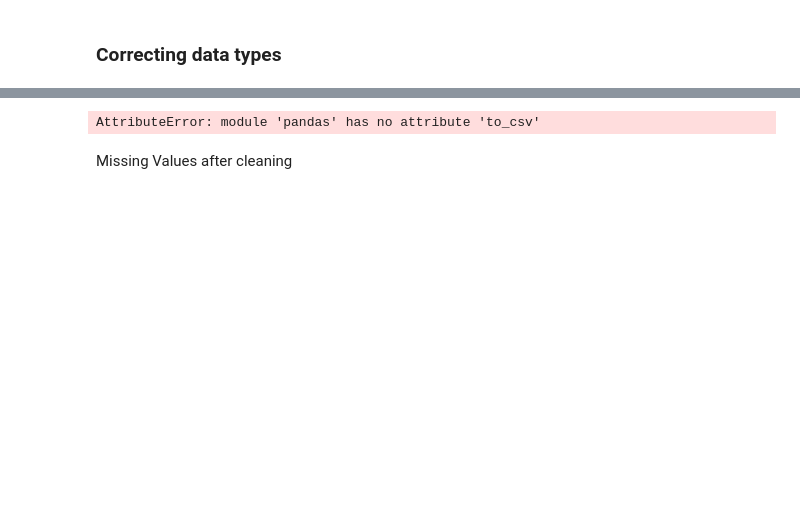
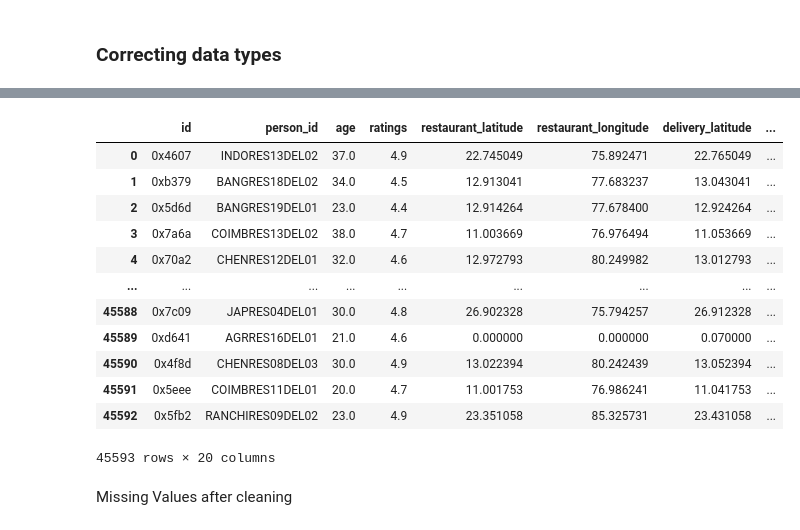
Before and after one commit to realaryagupta/food-delivery-time-estimation, a Jupyter notebook: notebooks/1.0-data_cleaning_v1.ipynb, the cells around one changed output, grey strips where cells are left out. Drawn from its saved outputs; the diff is of its cells as text; code cells hidden in the pictures; blank space fills up the shorter version.

```diff
--- a/notebooks/1.0-data_cleaning_v1.ipynb
+++ b/notebooks/1.0-data_cleaning_v1.ipynb
@@ -28,14 +142,20 @@ data.head()
 # %%
-data = data.rename({"Delivery_person_ID": "person_id",
-             "Delivery_person_Age" : "age",
-             "Delivery_person_Ratings" : "ratings",
-            "Delivery_location_latitude": "delivery_latitude",
-             "Delivery_location_longitude" : "delivery_longitude",
-             "Time_Order_picked" : "order_picked",
-             "Weatherconditions" : "weather",
-             "Road_traffic_density" : "traffic",
-             "Type_of_order" : "order_type",
-             "Time_taken(min)" : "time"
+data.columns = data.columns.str.lower()
+
+data = data.rename({"delivery_person_id": "person_id",
+                        "delivery_person_age" : "age",
+                        "delivery_person_ratings" : "ratings",
+                        "delivery_location_latitude": "delivery_latitude",
+                        "delivery_location_longitude" : "delivery_longitude",
+                        "time_order_picked" : "order_picked",
+                        "weatherconditions" : "weather",
+                        "road_traffic_density" : "traffic",
+                        "type_of_order" : "order_type",
+                        "time_taken(min)" : "time",
+                        "city" : 'city_category',
+                        'festival' : 'is_festival',
+                        'type_of_vehicle' : 'vehical_type',
+                        'time_orderd' : 'order_time',
             }, axis = 1)
 
 data.columns = data.columns.str.lower()
@@ -181,8 +301,8 @@ def clean_data_types(data):
     data['order_date'] = pd.to_datetime(data['order_date'])
 
     # time_ordered
-    data['time_orderd'] = data['time_orderd'].replace("NaN", np.nan)
-    data['time_orderd'] = pd.to_datetime(data['time_orderd'], errors='coerce')
+    data['order_time'] = data['order_time'].replace("NaN", np.nan)
+    data['order_time'] = pd.to_datetime(data['order_time'], errors='coerce')
 
     # order_picked
     data['order_picked'] = pd.to_datetime(data['order_picked'])
@@ -190,40 +310,50 @@ def clean_data_types(data):
     # weather
     data['weather'] = data['weather'].replace("NaN", np.nan)
 
     # traffic
     data['traffic'] = data['traffic'].replace("NaN ", np.nan)
 
     # vehical_condition
     data['vehicle_condition'] = data['vehicle_condition'].replace("NaN", np.nan)
     data['vehicle_condition'] = data['vehicle_condition'].astype('Int64')
 
     # order_type
     data['order_type'] = data['order_type'].replace("NaN ", np.nan)
 
     # type_of_vehicle
-    data['type_of_vehicle'] = data['type_of_vehicle'].replace("NaN ", np.nan)
+    data['vehical_type'] = data['vehical_type'].replace("NaN ", np.nan)
 
     # multiple_deliveries
     data['multiple_deliveries'] = data['multiple_deliveries'].replace("NaN ", np.nan)
     data['multiple_deliveries'] = data['multiple_deliveries'].astype('float')
 
     # festival
-    data['festival'] = data['festival'].replace("NaN", np.nan)
+    data['is_festival'] = data['is_festival'].replace("NaN", np.nan)
 
     # city
-    data['city'] = data['city'].replace("NaN", np.nan)
+    data['city_category'] = data['city_category'].replace("NaN", np.nan)
 
     # time
-    data['time'] = data['time'].str.replace(r"\(min\)", "", regex=True)
+    data['time'] = data['time'].astype(str).str.replace(r"\(min\)", "", regex=True)
     data['time'] = data['time'].astype('int')
-
-    pd.to_csv("/Users/aryagupta/Desktop/food-delivery-estimation/food_time_prediction_using_mlops/data/processed")
 
     return data
 
 clean_data_types(data)
 # %% [output]
+|  | id | person_id | age | ratings | restaurant_latitude | restaurant_longitude | delivery_latitude | ... |
+| 0 | 0x4607 | INDORES13DEL02 | 37.0 | 4.9 | 22.745049 | 75.892471 | 22.765049 | ... |
+| 1 | 0xb379 | BANGRES18DEL02 | 34.0 | 4.5 | 12.913041 | 77.683237 | 13.043041 | ... |
+| 2 | 0x5d6d | BANGRES19DEL01 | 23.0 | 4.4 | 12.914264 | 77.678400 | 12.924264 | ... |
+| 3 | 0x7a6a | COIMBRES13DEL02 | 38.0 | 4.7 | 11.003669 | 76.976494 | 11.053669 | ... |
+| 4 | 0x70a2 | CHENRES12DEL01 | 32.0 | 4.6 | 12.972793 | 80.249982 | 13.012793 | ... |
+| ... | ... | ... | ... | ... | ... | ... | ... | ... |
+| 45588 | 0x7c09 | JAPRES04DEL01 | 30.0 | 4.8 | 26.902328 | 75.794257 | 26.912328 | ... |
+| 45589 | 0xd641 | AGRRES16DEL01 | 21.0 | 4.6 | 0.000000 | 0.000000 | 0.070000 | ... |
+| 45590 | 0x4f8d | CHENRES08DEL03 | 30.0 | 4.9 | 13.022394 | 80.242439 | 13.052394 | ... |
+| 45591 | 0x5eee | COIMBRES11DEL01 | 20.0 | 4.7 | 11.001753 | 76.986241 | 11.041753 | ... |
+| 45592 | 0x5fb2 | RANCHIRES09DEL02 | 23.0 | 4.9 | 23.351058 | 85.325731 | 23.431058 | ... |
-AttributeError: module 'pandas' has no attribute 'to_csv'
+45593 rows × 20 columns
 # %% [markdown]
 Missing Values after cleaning
 # %%
```
Also changed, not shown: parts of 10 cells of this notebook, 2 other files.
